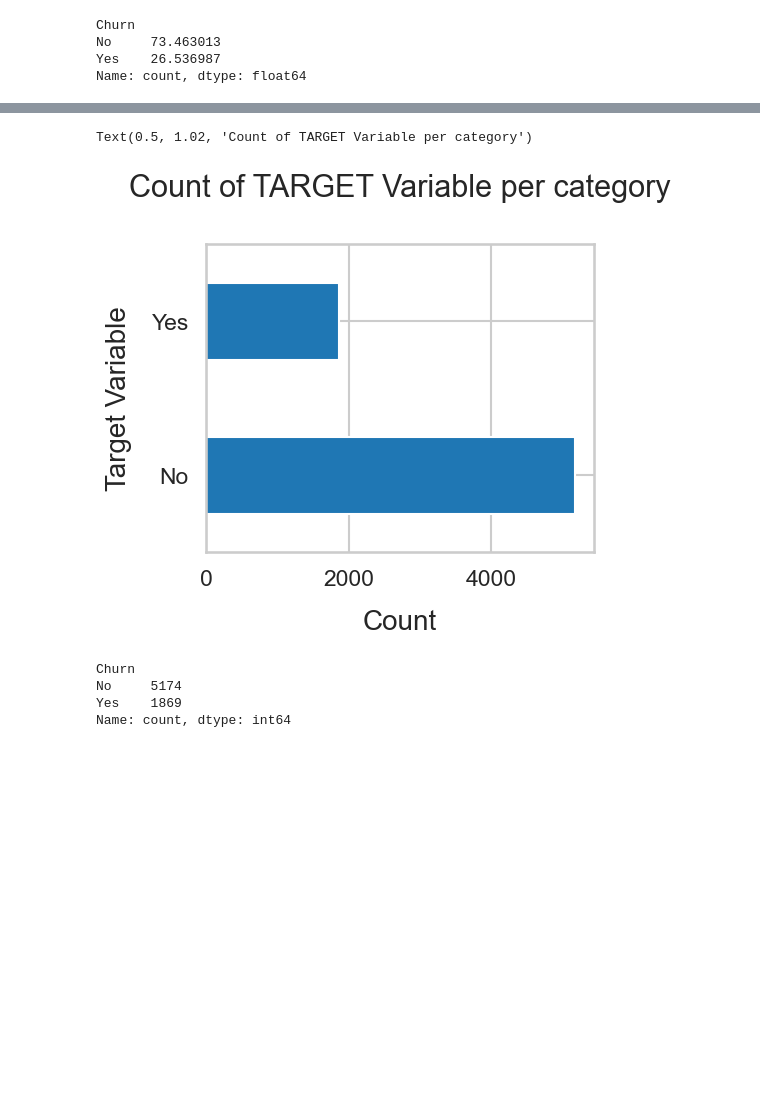
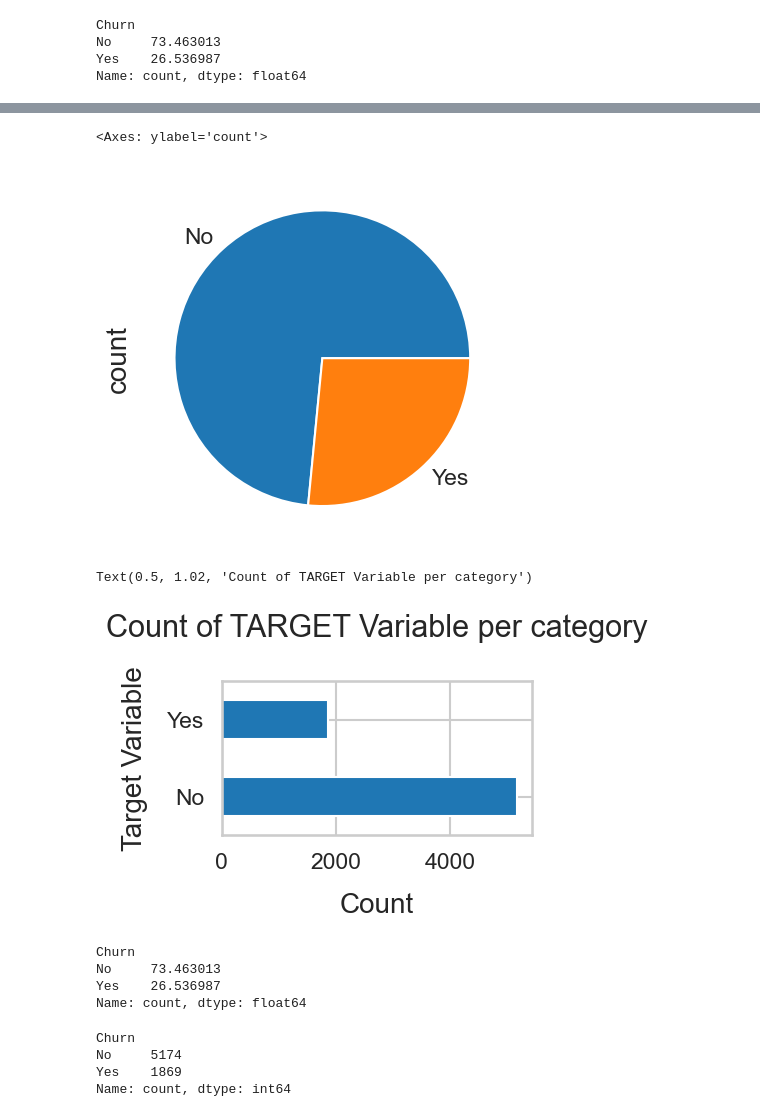
Before and after one commit to Musharraf-Bubere/Telecom_Customer_Churn_Prediction_using_Machine_Learning, a Jupyter notebook: Churn_Analysis_EDA.ipynb, the cells around one changed output, grey strips where cells are left out. Cells and saved outputs as stored; diff of their text form; code cells hidden in the pictures; blank space fills up the shorter version.

```diff
--- a/Churn_Analysis_EDA.ipynb
+++ b/Churn_Analysis_EDA.ipynb
@@ -107,11 +117,23 @@ Name: count, dtype: float64
+# %%
+df['Churn'].value_counts().plot(kind='pie')
+# %% [output]
+<Axes: ylabel='count'>
+[figure, added]
 # %%
-df['Churn'].value_counts().plot(kind='barh', figsize=(5,4))
+df['Churn'].value_counts().plot(kind='barh', figsize=(4,2))
 plt.xlabel("Count", labelpad=14)
 plt.ylabel("Target Variable", labelpad=14)
 plt.title("Count of TARGET Variable per category", y=1.02)
 # %% [output]
 Text(0.5, 1.02, 'Count of TARGET Variable per category')
-[figure, old version]
+[figure, new version]
+# %%
+100*df['Churn'].value_counts()/len(df['Churn'])
+# %% [output]
+Churn
+No     73.463013
+Yes    26.536987
+Name: count, dtype: float64
 # %%
 df['Churn'].value_counts()
 # %% [output]
```
Also changed, not shown: parts of 6 cells of this notebook.
